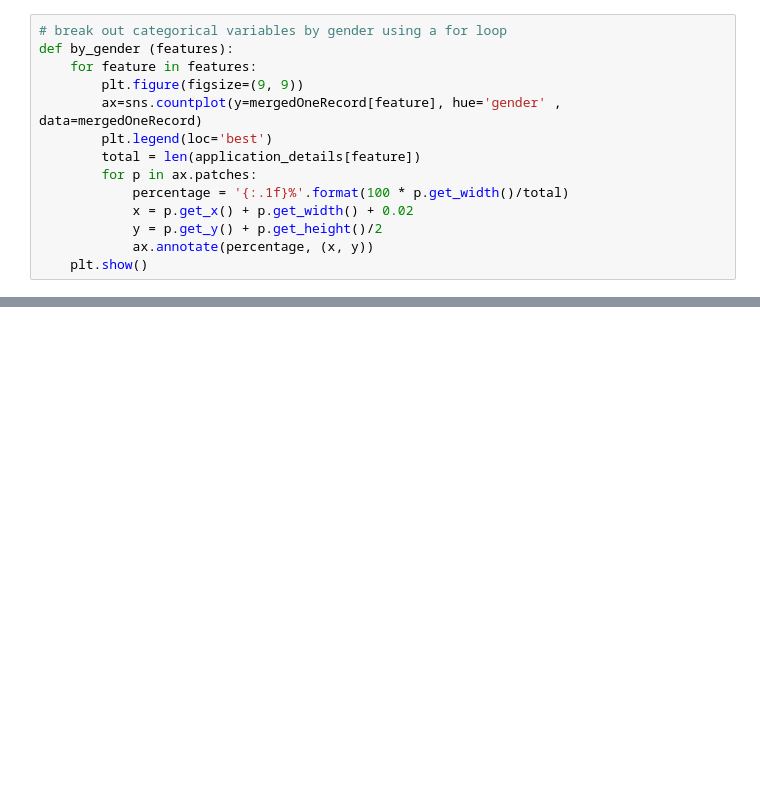
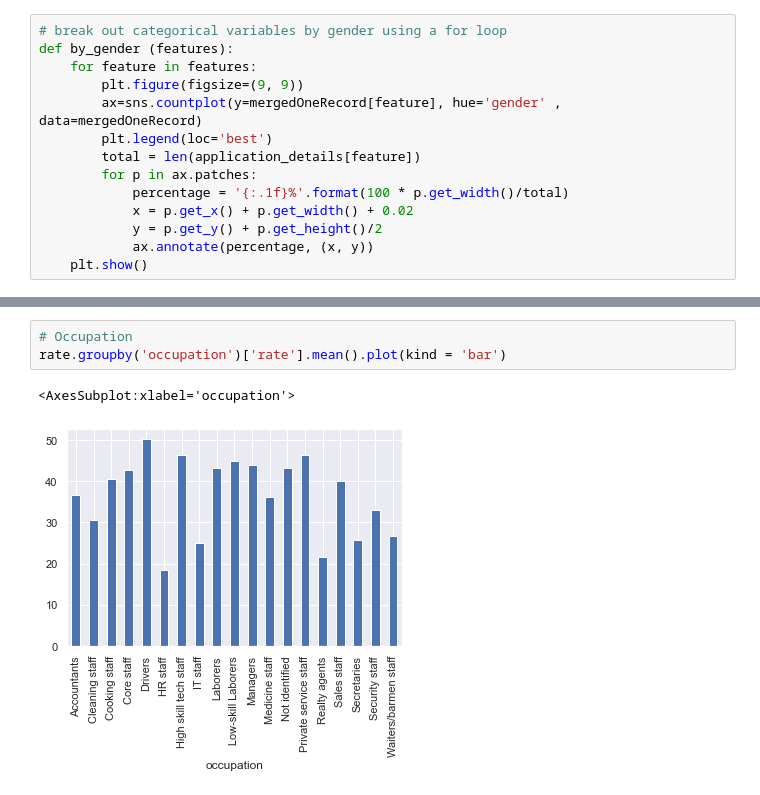
Before and after one commit to dezgarci/Final-Project, a Jupyter notebook: Notebooks/Wk3Explore.ipynb, the cells around one changed output, grey strips where cells are left out. Cells and saved outputs as stored; diff of their text form; blank space fills up the shorter version.

```diff
--- a/Notebooks/Wk3Explore.ipynb
+++ b/Notebooks/Wk3Explore.ipynb
@@ -604,0 +621,6 @@ KeyError: 'ownsCar'
+# %%
+# Occupation
+rate.groupby('occupation')['rate'].mean().plot(kind = 'bar')
+# %% [output]
+<AxesSubplot:xlabel='occupation'>
+[figure, added]
```
Also changed, not shown: parts of 14 cells of this notebook, 11 other files.
